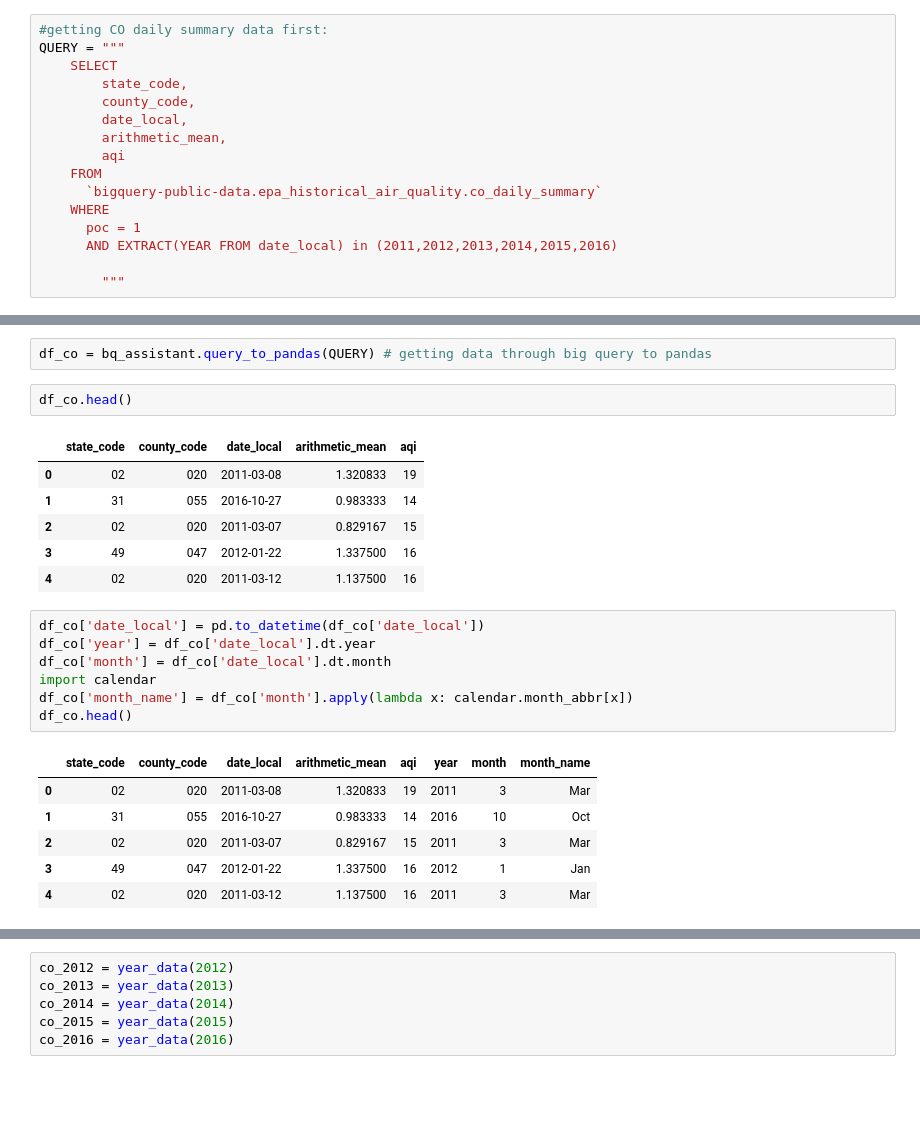
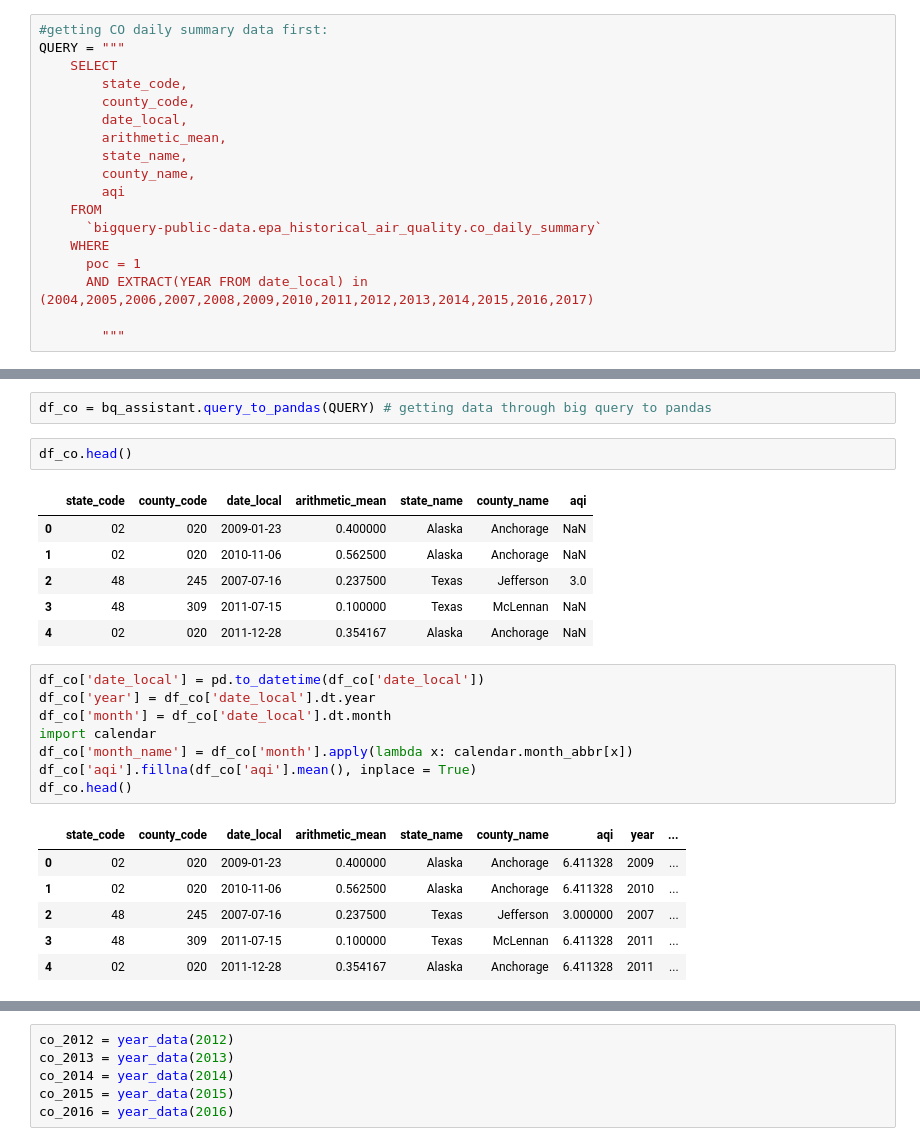
Before and after one commit to shuangsong/air_quality_analysis, a Jupyter notebook: air_quality_exploratory.ipynb, the cells around one changed output, grey strips where cells are left out. Drawn from its saved outputs; the diff is of its cells as text; blank space fills up the shorter version.

```diff
--- a/air_quality_exploratory.ipynb
+++ b/air_quality_exploratory.ipynb
@@ -33,12 +30,14 @@ QUERY = """
         county_code,
         date_local,
         arithmetic_mean,
+        state_name,
+        county_name,
         aqi
     FROM
       `bigquery-public-data.epa_historical_air_quality.co_daily_summary`
     WHERE
       poc = 1
-      AND EXTRACT(YEAR FROM date_local) in (2011,2012,2013,2014,2015,2016)
+      AND EXTRACT(YEAR FROM date_local) in (2004,2005,2006,2007,2008,2009,2010,2011,2012,2013,2014,2015,2016,2017)
 
         """
 # %%
@@ -48,23 +47,24 @@ df_co = bq_assistant.query_to_pandas(QUERY) # getting data through big query to
 # %%
 df_co.head()
 # %% [output]
-|  | state_code | county_code | date_local | arithmetic_mean | aqi |
-| 0 | 02 | 020 | 2011-03-08 | 1.320833 | 19 |
-| 1 | 31 | 055 | 2016-10-27 | 0.983333 | 14 |
-| 2 | 02 | 020 | 2011-03-07 | 0.829167 | 15 |
-| 3 | 49 | 047 | 2012-01-22 | 1.337500 | 16 |
-| 4 | 02 | 020 | 2011-03-12 | 1.137500 | 16 |
+|  | state_code | county_code | date_local | arithmetic_mean | state_name | county_name | aqi |
+| 0 | 02 | 020 | 2009-01-23 | 0.400000 | Alaska | Anchorage | NaN |
+| 1 | 02 | 020 | 2010-11-06 | 0.562500 | Alaska | Anchorage | NaN |
+| 2 | 48 | 245 | 2007-07-16 | 0.237500 | Texas | Jefferson | 3.0 |
+| 3 | 48 | 309 | 2011-07-15 | 0.100000 | Texas | McLennan | NaN |
+| 4 | 02 | 020 | 2011-12-28 | 0.354167 | Alaska | Anchorage | NaN |
 # %%
 df_co['date_local'] = pd.to_datetime(df_co['date_local'])
 df_co['year'] = df_co['date_local'].dt.year
 df_co['month'] = df_co['date_local'].dt.month
 import calendar
 df_co['month_name'] = df_co['month'].apply(lambda x: calendar.month_abbr[x])
+df_co['aqi'].fillna(df_co['aqi'].mean(), inplace = True)
 df_co.head()
 # %% [output]
-|  | state_code | county_code | date_local | arithmetic_mean | aqi | year | month | month_name |
-| 0 | 02 | 020 | 2011-03-08 | 1.320833 | 19 | 2011 | 3 | Mar |
-| 1 | 31 | 055 | 2016-10-27 | 0.983333 | 14 | 2016 | 10 | Oct |
-| 2 | 02 | 020 | 2011-03-07 | 0.829167 | 15 | 2011 | 3 | Mar |
-| 3 | 49 | 047 | 2012-01-22 | 1.337500 | 16 | 2012 | 1 | Jan |
-| 4 | 02 | 020 | 2011-03-12 | 1.137500 | 16 | 2011 | 3 | Mar |
+|  | state_code | county_code | date_local | arithmetic_mean | state_name | county_name | aqi | year | ... |
+| 0 | 02 | 020 | 2009-01-23 | 0.400000 | Alaska | Anchorage | 6.411328 | 2009 | ... |
+| 1 | 02 | 020 | 2010-11-06 | 0.562500 | Alaska | Anchorage | 6.411328 | 2010 | ... |
+| 2 | 48 | 245 | 2007-07-16 | 0.237500 | Texas | Jefferson | 3.000000 | 2007 | ... |
+| 3 | 48 | 309 | 2011-07-15 | 0.100000 | Texas | McLennan | 6.411328 | 2011 | ... |
+| 4 | 02 | 020 | 2011-12-28 | 0.354167 | Alaska | Anchorage | 6.411328 | 2011 | ... |
```
Also changed, not shown: parts of 12 cells of this notebook.
